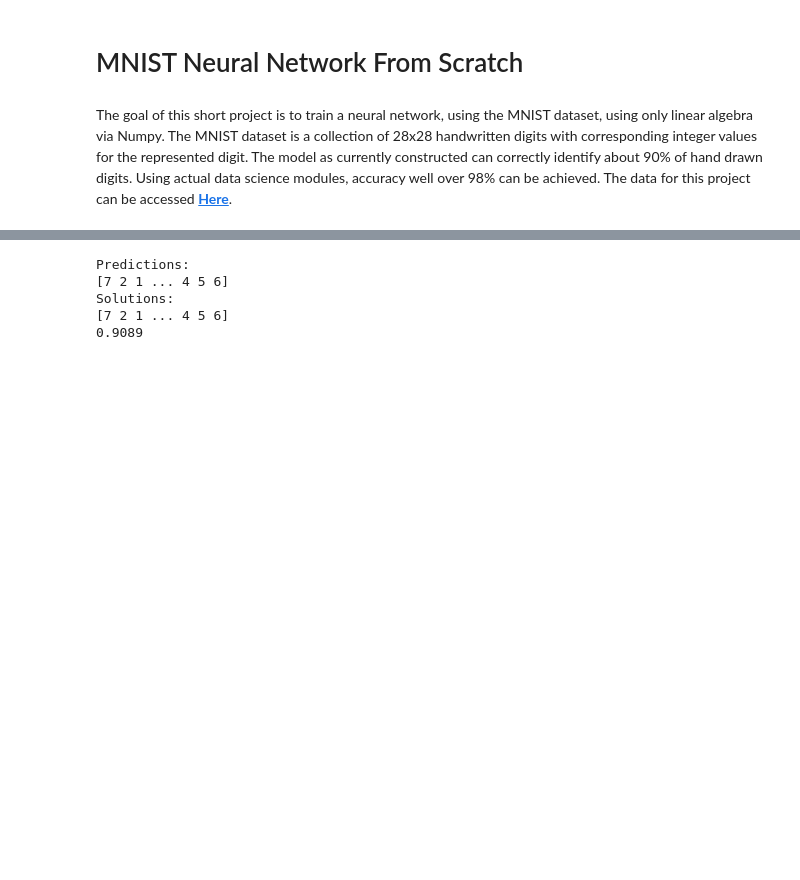
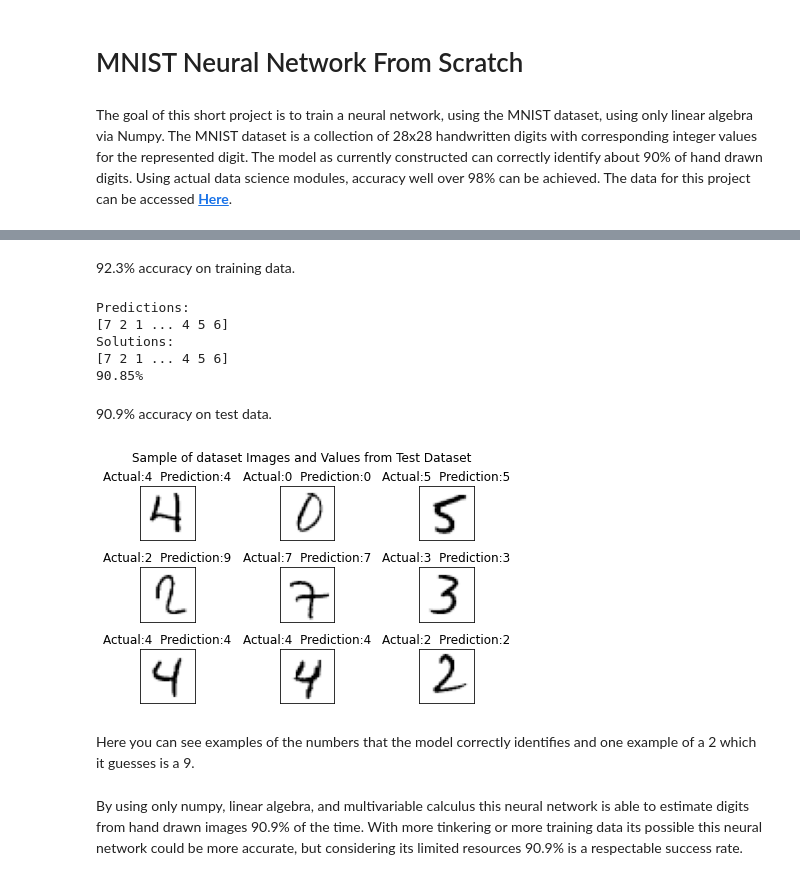
Before and after one commit to patrick-naylor/MNIST-Neural-Network-From-Scratch, a Jupyter notebook: Neural_Net_From_Scratch.ipynb, the cells around one changed output, grey strips where cells are left out. Cells and saved outputs as stored; diff of their text form; code cells hidden in the pictures; blank space fills up the shorter version.

```diff
--- a/Neural_Net_From_Scratch.ipynb
+++ b/Neural_Net_From_Scratch.ipynb
@@ -55,25 +48,30 @@ $$
 # %%
 def sigmoid(Z):
     return (1/(1+np.exp(-Z)))
+
 def softmax(Z):
     A = np.exp(Z) / sum(np.exp(Z))
     return A
+
 def sigmoid_deriv(Z):
     dsig = (np.exp(-Z))/((np.exp(-Z)+1)**2)
     dsig = np.nan_to_num(dsig)
     return dsig
+
 def y_col_arr(Y):
     y_col_array = np.zeros((Y.size, Y.max() + 1))
     y_col_array[np.arange(Y.size), Y] = 1
     y_col_array = y_col_array.T
     return y_col_array
+
 def get_predictions(A3, Y):
     predictions = np.argmax(A3,0)
     print('Predictions:')
     print(predictions)
     print('Solutions:')
     print(Y)
-    return np.sum(predictions == Y)/ Y.size
+    accuracy = np.sum(predictions == Y)/ Y.size
+    return accuracy, predictions
 # %%
 def init_params():
     W1 = np.random.rand(72, 784) - 0.5
@@ -106,7 +184,7 @@ def backward_prop(Z1, A1, Z2, A2, Z3, A3, W1, W2, W3, X, Y):
     db1 = 1/m * np.sum(dZ1)
     return (dW1, db1, dW2, db2, dW3, db3)
 
-def update_params(W1, b1, W2, b2, W3, b3, dW1, db1, dW2, db2, dW3, db3, alpha):
+def update_par(W1, b1, W2, b2, W3, b3, dW1, db1, dW2, db2, dW3, db3, alpha):
     W1 = W1 - alpha * dW1
     b1 = b1 - alpha * db1
     W2 = W2 - alpha * dW2
@@ -115,16 +193,21 @@ def update_params(W1, b1, W2, b2, W3, b3, dW1, db1, dW2, db2, dW3, db3, alpha):
     b3 = b3 - alpha * db3
     return (W1, b1, W2, b2, W3, b3)
 # %%
+import warnings
+
 def gradient_decent(X, Y, alpha, iterations):
     W1, b1, W2, b2, W3, b3 = init_params()
     for i in range(iterations):
+        warnings.filterwarnings('ignore')
         Z1, A1, Z2, A2, Z3, A3 = forward_prop(W1, b1, W2, b2, W3, b3, X)
         dW1, db1, dW2, db2, dW3, db3 = backward_prop(Z1, A1, Z2, A2, Z3, A3, W1, W2, W3, X, Y)
-        W1, b1, W2, b2, W3, b3 = update_params(W1, b1, W2, b2, W3, b3, dW1, db1, dW2, db2, dW3, db3, alpha)
+        W1, b1, W2, b2, W3, b3 = update_par(W1, b1, W2, b2, W3, b3, dW1, db1, dW2, db2, dW3, db3, alpha)
         if i % 5 == 0:
             print("Iterations: ", i)
-            predictions = get_predictions(A3, Y)
-            print(str(predictions*100) + '%')
+            accuracy, predictions = get_predictions(A3, Y)
+            print(str(accuracy*100) + '%')
+
+
     return (W1, b1, W2, b2, W3, b3)
 # %%
 W1, b1, W2, b2, W3, b3 = gradient_decent(train_X, train_y, 1, 500)
@@ -145,10 +232,30 @@ KeyboardInterrupt:
+# %% [markdown]
+92.3% accuracy on training data.
 # %%
 Z1, A1, Z2, A2, Z3, A3 = forward_prop(W1, b1, W2, b2, W3, b3, test_X)
-prediction = get_predictions(A3, test_y)
-print(prediction)
+accuracy, predictions = get_predictions(A3, test_y)
+print(str(accuracy*100) + '%')
 # %% [output]
 Predictions:
 [7 2 1 ... 4 5 6]
 Solutions:
 [7 2 1 ... 4 5 6]
-0.9089
+90.85%
+# %% [markdown]
+90.9% accuracy on test data.
+# %%
+plt.figure(1)
+for i in range(9):
+    plt.subplot(3,3,i+1)
+    plt.imshow(test_X[:,nums[i]].reshape(28,28), cmap='Greys')
+    plt.yticks([])
+    plt.xticks([])
+    plt.title('Actual:' + str(test_y[nums[i]]) + '  Prediction:' + str(predictions[nums[i]]))
+plt.suptitle("Sample of dataset Images and Values from Test Dataset", y=1)
+plt.subplots_adjust(hspace = .5, wspace = 1.5)
+# %% [output]
+[figure, added]
+# %% [markdown]
+Here you can see examples of the numbers that the model correctly identifies and one example of a 2 which it guesses is a 9.
+# %% [markdown]
+By using only numpy, linear algebra, and multivariable calculus this neural network is able to estimate digits from hand drawn images 90.9% of the time. With more tinkering or more training data its possible this neural network could be more accurate, but considering its limited resources 90.9% is a respectable success rate.
```
Also changed, not shown: parts of 4 cells of this notebook.
